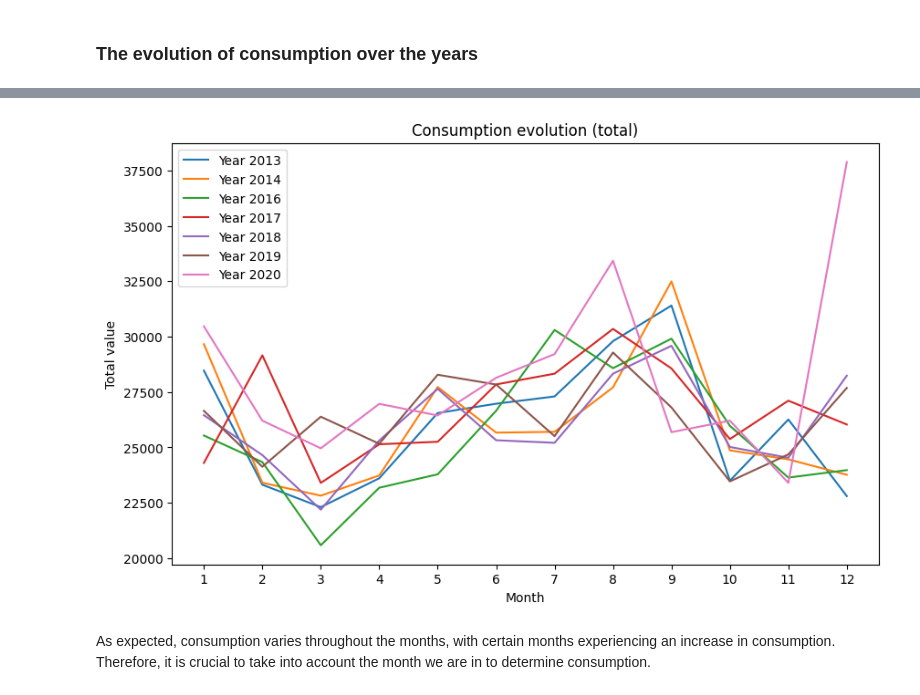
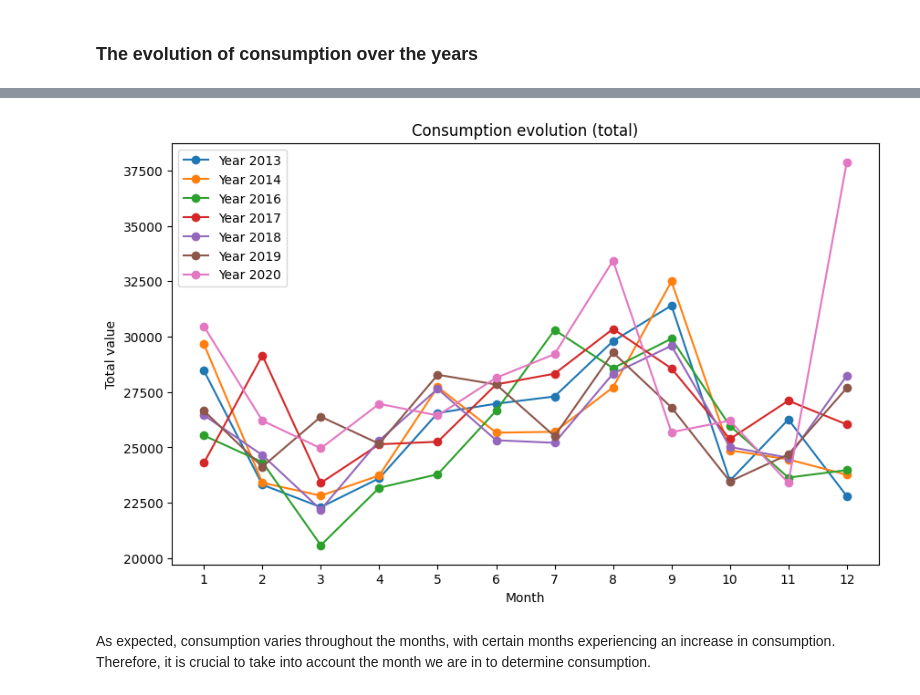
Before and after one commit to Shemeazza/ML4DS-D, a Jupyter notebook: analysis/An_Initial_Analysis.ipynb, the cells around one changed output, grey strips where cells are left out. Drawn from its saved outputs; the diff is of its cells as text; code cells hidden in the pictures.

```diff
--- a/analysis/An_Initial_Analysis.ipynb
+++ b/analysis/An_Initial_Analysis.ipynb
@@ -142,17 +160,27 @@ water_dates = water_dates.reset_index()
 # %%
-plt.figure(figsize=(10, 6))
-for año in water_dates['Year'].unique():
-    water_year = water_dates[water_dates['Year'] == año]
-    plt.plot(water_year['Month'], water_year['Consumption'], label=f'Year {año}')
+def plot_consumption_evolution(water_consumption):
+    """
+    Plots the consumption evolution over months for different years.
 
-plt.xlabel('Month')
-plt.ylabel('Total value')
-plt.xticks(water_dates['Month'].unique())
-plt.legend()
-plt.title('Consumption evolution (total)')
-plt.show()
+    Parameters:
+    - water_consumption: DataFrame containing columns 'Year', 'Month', and 'Consumption'.
+    """
+    plt.figure(figsize=(10, 6))
+
+    for year in water_consumption['Year'].unique():
+        water_year = water_consumption[water_consumption['Year'] == year]
+        plt.plot(water_year['Month'], water_year['Consumption'], marker='o', label=f'Year {year}')
+
+    plt.xlabel('Month')
+    plt.ylabel('Total value')
+    plt.xticks(water_consumption['Month'].unique())
+    plt.legend()
+    plt.title('Consumption evolution (total)')
+    plt.show()
-# %% [output]
-[figure, removed]
+# %%
+plot_consumption_evolution(water_dates)
+# %% [output]
+[figure, added]
 # %% [markdown]
 As expected, consumption varies throughout the months, with certain months experiencing an increase in consumption. Therefore, it is crucial to take into account the month we are in to determine consumption.
 # %% [markdown]
```
Also changed, not shown: parts of 10 cells of this notebook.
